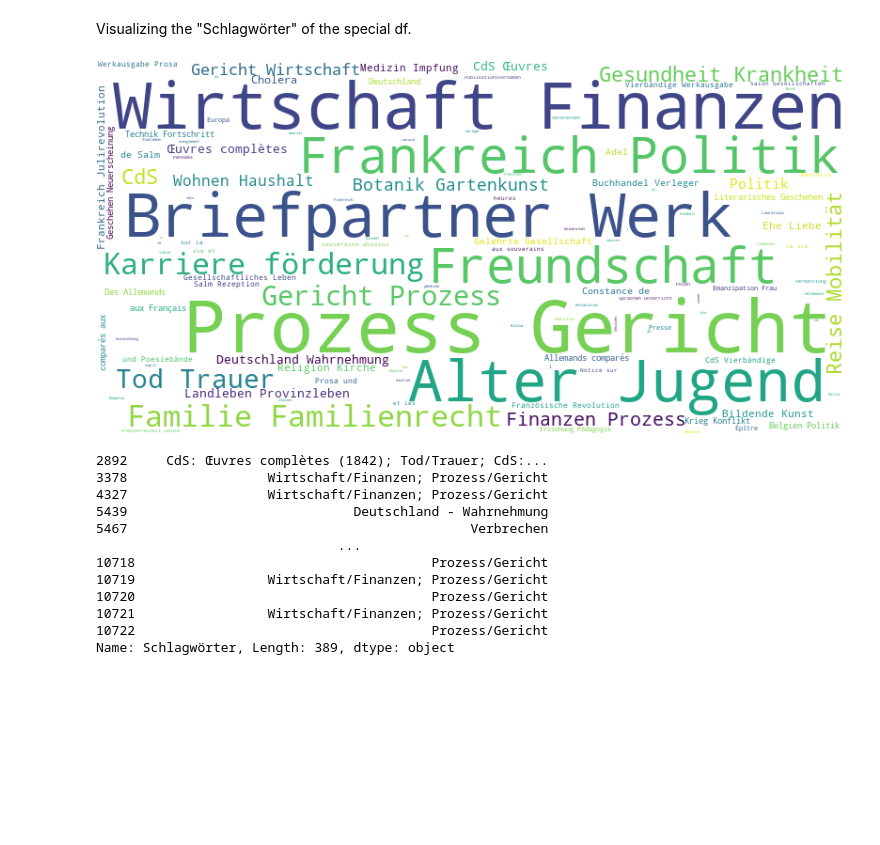
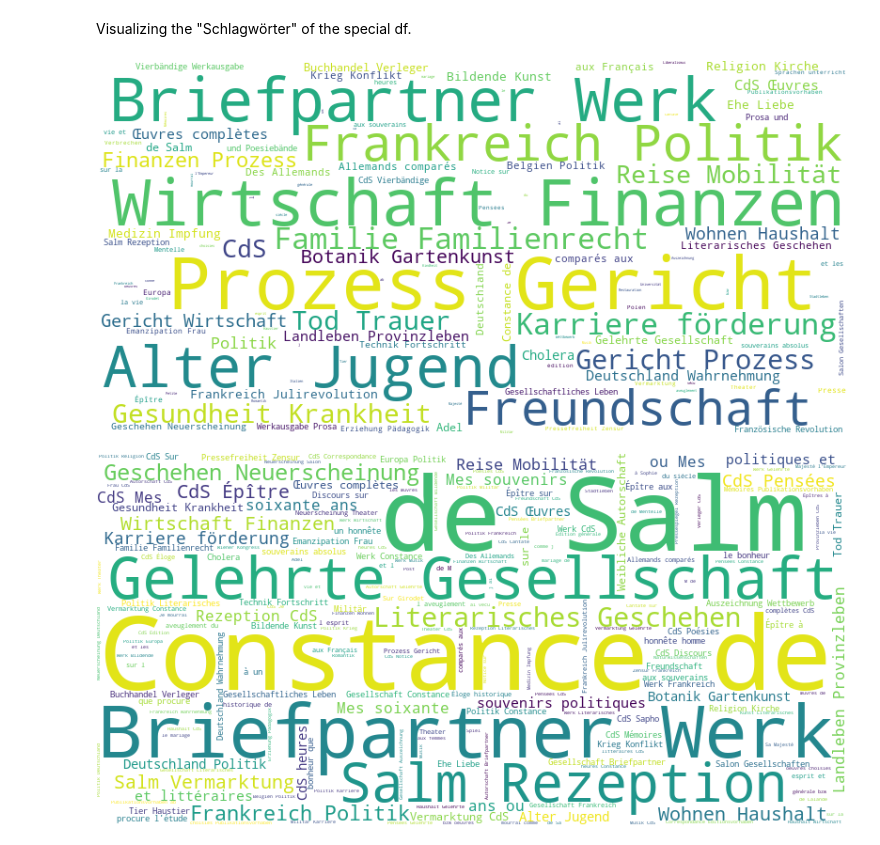
Before and after one commit to ElodieXVI/Datathon-Constance-de-Salm, a Jupyter notebook: Constance_de_Salm.ipynb, the cells around one changed output. Drawn from its saved outputs; the diff is of its cells as text; code cells hidden in the pictures; blank space fills up the shorter version.

Commit message:
Updating visualization of the "Schlagwörter"

```diff
--- a/Constance_de_Salm.ipynb
+++ b/Constance_de_Salm.ipynb
@@ -103,35 +103,28 @@ Successfully installed et-xmlfile-1.1.0 openpyxl-3.0.9
 389 rows × 35 columns
 # %% [markdown]
 Visualizing the "Schlagwörter" of the special df.
-# %%
-#!pip install wordcloud
-import wordcloud as wc
-
-cloud = wc.WordCloud(width=800, height=400, background_color="white")
-text = ""
-for i, v in df_part.iterrows():
-    try:
-        for j in v['Schlagwörter'].split('; '):
-            text += j + ' '
-    except AttributeError:
-        continue
-        # print(v['Schlagwörter'])
-cl = cloud.generate_from_text(text)
-cl.to_image()
-# %% [output]
-[figure, removed]
-# %%
-df_part['Schlagwörter']
-# %% [output]
-2892     CdS: Œuvres complètes (1842); Tod/Trauer; CdS:...
-3378                  Wirtschaft/Finanzen; Prozess/Gericht
-4327                  Wirtschaft/Finanzen; Prozess/Gericht
-5439                             Deutschland - Wahrnehmung
-5467                                            Verbrechen
-                               ...
-10718                                      Prozess/Gericht
-10719                 Wirtschaft/Finanzen; Prozess/Gericht
-10720                                      Prozess/Gericht
-10721                 Wirtschaft/Finanzen; Prozess/Gericht
-10722                                      Prozess/Gericht
-Name: Schlagwörter, Length: 389, dtype: object
+# %%
+#!pip install wordcloud
+import wordcloud as wc
+
+def create_wordcloud(text):
+    if type(text) is pd.Series:
+        text: pd.Series
+        tmp = ''
+        for i, v in text.iteritems():
+            try:
+                for j in v.split('; '):
+                    tmp += j + ' '
+            except AttributeError:
+                continue
+        text = tmp
+    cloud = wc.WordCloud(width=800, height=400, background_color="white")
+    cl = cloud.generate_from_text(text)
+    return cl.to_image()
+create_wordcloud(df_part['Schlagwörter'])
+# %% [output]
+[figure, added]
+# %%
+create_wordcloud(df['Schlagwörter'])
+# %% [output]
+[figure, added]
```
